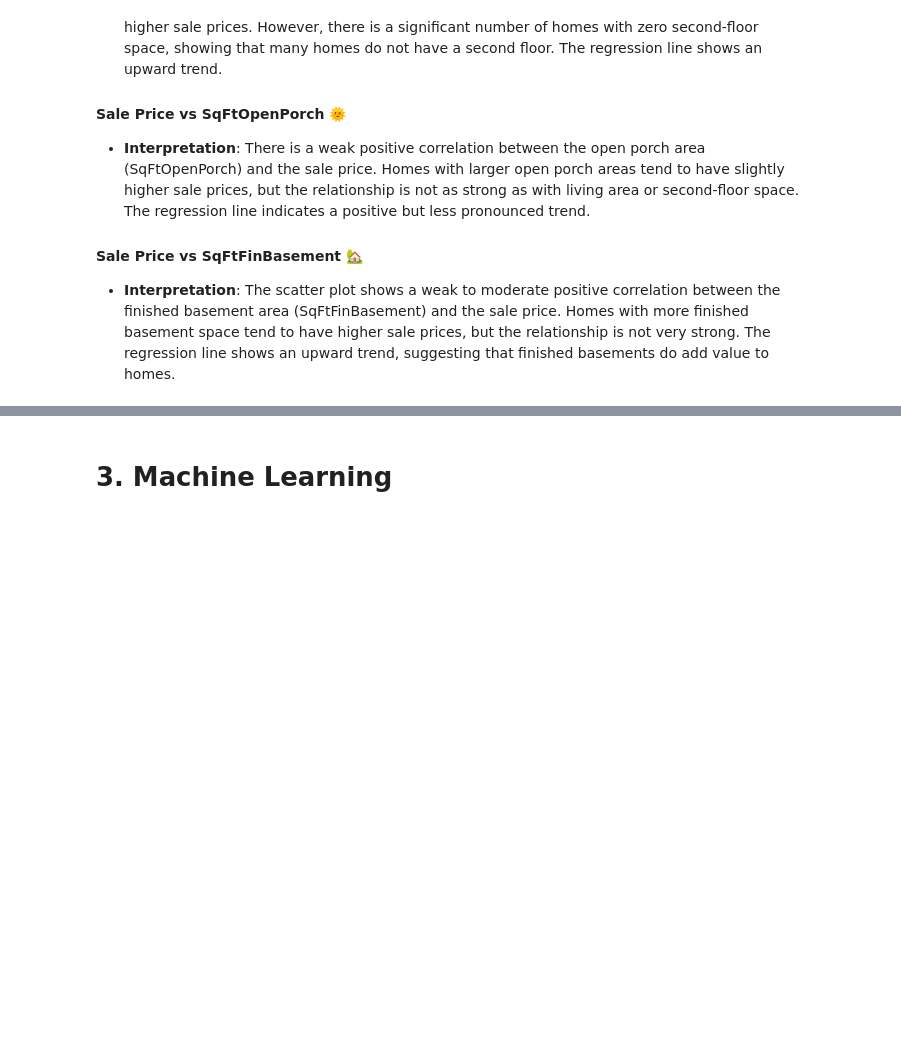
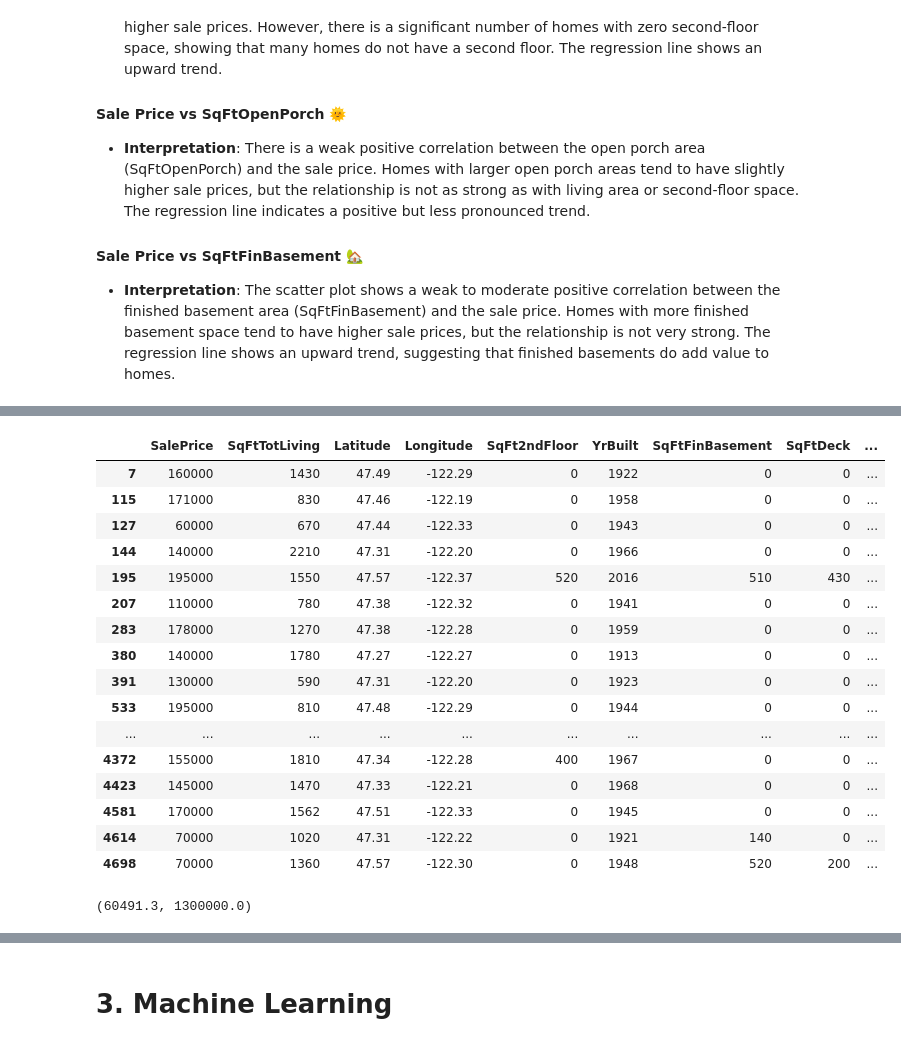
Before and after one commit to shintaronakamura28/Housing_sale_price_prediction, a Jupyter notebook: analysis_using_top_features.ipynb, the cells around one changed output, grey strips where cells are left out. Drawn from its saved outputs; the diff is of its cells as text; code cells hidden in the pictures; blank space fills up the shorter version.

```diff
--- a/analysis_using_top_features.ipynb
+++ b/analysis_using_top_features.ipynb
@@ -322,0 +354,25 @@ for feature in numerical_features:
+# %%
+df[df['SalePrice']<min_threshold]
+# %% [output]
+|  | SalePrice | SqFtTotLiving | Latitude | Longitude | SqFt2ndFloor | YrBuilt | SqFtFinBasement | SqFtDeck | ... |
+| 7 | 160000 | 1430 | 47.49 | -122.29 | 0 | 1922 | 0 | 0 | ... |
+| 115 | 171000 | 830 | 47.46 | -122.19 | 0 | 1958 | 0 | 0 | ... |
+| 127 | 60000 | 670 | 47.44 | -122.33 | 0 | 1943 | 0 | 0 | ... |
+| 144 | 140000 | 2210 | 47.31 | -122.20 | 0 | 1966 | 0 | 0 | ... |
+| 195 | 195000 | 1550 | 47.57 | -122.37 | 520 | 2016 | 510 | 430 | ... |
+| 207 | 110000 | 780 | 47.38 | -122.32 | 0 | 1941 | 0 | 0 | ... |
+| 283 | 178000 | 1270 | 47.38 | -122.28 | 0 | 1959 | 0 | 0 | ... |
+| 380 | 140000 | 1780 | 47.27 | -122.27 | 0 | 1913 | 0 | 0 | ... |
+| 391 | 130000 | 590 | 47.31 | -122.20 | 0 | 1923 | 0 | 0 | ... |
+| 533 | 195000 | 810 | 47.48 | -122.29 | 0 | 1944 | 0 | 0 | ... |
+| ... | ... | ... | ... | ... | ... | ... | ... | ... | ... |
+| 4372 | 155000 | 1810 | 47.34 | -122.28 | 400 | 1967 | 0 | 0 | ... |
+| 4423 | 145000 | 1470 | 47.33 | -122.21 | 0 | 1968 | 0 | 0 | ... |
+| 4581 | 170000 | 1562 | 47.51 | -122.33 | 0 | 1945 | 0 | 0 | ... |
+| 4614 | 70000 | 1020 | 47.31 | -122.22 | 0 | 1921 | 140 | 0 | ... |
+| 4698 | 70000 | 1360 | 47.57 | -122.30 | 0 | 1948 | 520 | 200 | ... |
+# %%
+min_threshold, max_threshold = df['SalePrice'].quantile([0.00001, 0.957])
+min_threshold, max_threshold
+# %% [output]
+(60491.3, 1300000.0)
```
Also changed, not shown: parts of 50 cells of this notebook.
